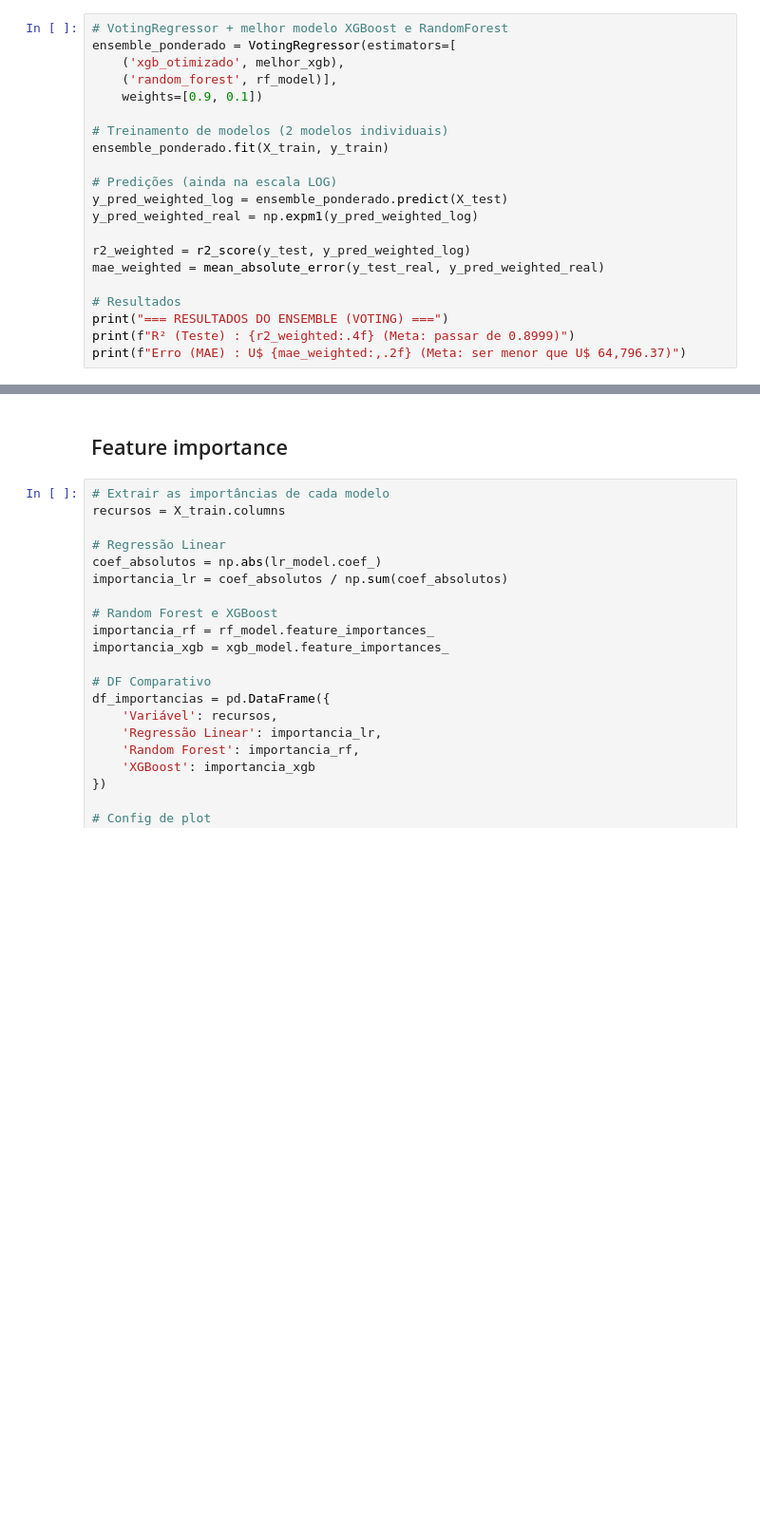
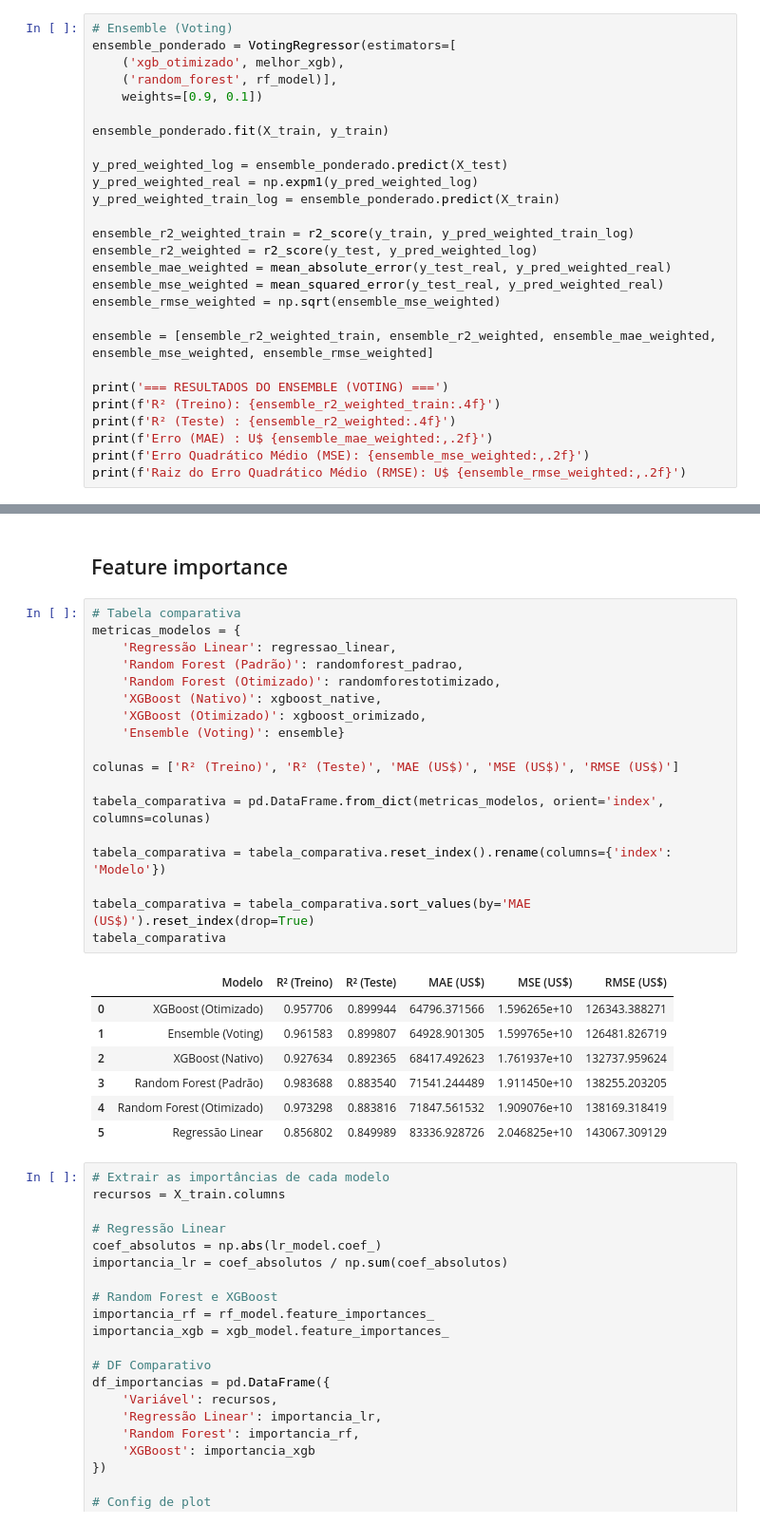
Before and after one commit to programagiovanni-code/sctec_projeto, a Jupyter notebook: tratamento/machine_learning.ipynb, the cells around one changed output, grey strips where cells are left out. Shown at 95% size. Drawn from its saved outputs; the diff is of its cells as text; blank space fills up the shorter version.

```diff
--- a/tratamento/machine_learning.ipynb
+++ b/tratamento/machine_learning.ipynb
@@ -386,25 +326,31 @@ Erro (MAE) : U$ 64,796.37
 # %% [markdown]
 # Esemble
 # %%
-# VotingRegressor + melhor modelo XGBoost e RandomForest
+# Ensemble (Voting)
 ensemble_ponderado = VotingRegressor(estimators=[
     ('xgb_otimizado', melhor_xgb),
     ('random_forest', rf_model)],
     weights=[0.9, 0.1])
 
-# Treinamento de modelos (2 modelos individuais)
 ensemble_ponderado.fit(X_train, y_train)
 
-# Predições (ainda na escala LOG)
 y_pred_weighted_log = ensemble_ponderado.predict(X_test)
 y_pred_weighted_real = np.expm1(y_pred_weighted_log)
+y_pred_weighted_train_log = ensemble_ponderado.predict(X_train)
 
-r2_weighted = r2_score(y_test, y_pred_weighted_log)
-mae_weighted = mean_absolute_error(y_test_real, y_pred_weighted_real)
+ensemble_r2_weighted_train = r2_score(y_train, y_pred_weighted_train_log)
+ensemble_r2_weighted = r2_score(y_test, y_pred_weighted_log)
+ensemble_mae_weighted = mean_absolute_error(y_test_real, y_pred_weighted_real)
+ensemble_mse_weighted = mean_squared_error(y_test_real, y_pred_weighted_real)
+ensemble_rmse_weighted = np.sqrt(ensemble_mse_weighted)
 
-# Resultados
-print("=== RESULTADOS DO ENSEMBLE (VOTING) ===")
-print(f"R² (Teste) : {r2_weighted:.4f} (Meta: passar de 0.8999)")
-print(f"Erro (MAE) : U$ {mae_weighted:,.2f} (Meta: ser menor que U$ 64,796.37)")
+ensemble = [ensemble_r2_weighted_train, ensemble_r2_weighted, ensemble_mae_weighted, ensemble_mse_weighted, ensemble_rmse_weighted]
+
+print('=== RESULTADOS DO ENSEMBLE (VOTING) ===')
+print(f'R² (Treino): {ensemble_r2_weighted_train:.4f}')
+print(f'R² (Teste) : {ensemble_r2_weighted:.4f}')
+print(f'Erro (MAE) : U$ {ensemble_mae_weighted:,.2f}')
+print(f'Erro Quadrático Médio (MSE): {ensemble_mse_weighted:,.2f}')
+print(f'Raiz do Erro Quadrático Médio (RMSE): U$ {ensemble_rmse_weighted:,.2f}')
 # %% [output]
 === RESULTADOS DO ENSEMBLE (VOTING) ===
@@ -413,5 +362,31 @@ Erro (MAE) : U$ 64,963.32 (Meta: ser menor que U$ 64,796.37)
 # %% [markdown]
 ## Feature importance
+# %%
+# Tabela comparativa
+metricas_modelos = {
+    'Regressão Linear': regressao_linear,
+    'Random Forest (Padrão)': randomforest_padrao,
+    'Random Forest (Otimizado)': randomforestotimizado,
+    'XGBoost (Nativo)': xgboost_native,
+    'XGBoost (Otimizado)': xgboost_orimizado,
+    'Ensemble (Voting)': ensemble}
+
+colunas = ['R² (Treino)', 'R² (Teste)', 'MAE (US$)', 'MSE (US$)', 'RMSE (US$)']
+
+tabela_comparativa = pd.DataFrame.from_dict(metricas_modelos, orient='index', columns=colunas)
+
+tabela_comparativa = tabela_comparativa.reset_index().rename(columns={'index': 'Modelo'})
+
+tabela_comparativa = tabela_comparativa.sort_values(by='MAE (US$)').reset_index(drop=True)
+tabela_comparativa
+# %% [output]
+|  | Modelo | R² (Treino) | R² (Teste) | MAE (US$) | MSE (US$) | RMSE (US$) |
+| 0 | XGBoost (Otimizado) | 0.957706 | 0.899944 | 64796.371566 | 1.596265e+10 | 126343.388271 |
+| 1 | Ensemble (Voting) | 0.961583 | 0.899807 | 64928.901305 | 1.599765e+10 | 126481.826719 |
+| 2 | XGBoost (Nativo) | 0.927634 | 0.892365 | 68417.492623 | 1.761937e+10 | 132737.959624 |
+| 3 | Random Forest (Padrão) | 0.983688 | 0.883540 | 71541.244489 | 1.911450e+10 | 138255.203205 |
+| 4 | Random Forest (Otimizado) | 0.973298 | 0.883816 | 71847.561532 | 1.909076e+10 | 138169.318419 |
+| 5 | Regressão Linear | 0.856802 | 0.849989 | 83336.928726 | 2.046825e+10 | 143067.309129 |
 # %%
 # Extrair as importâncias de cada modelo
 recursos = X_train.columns
```
Also changed, not shown: parts of 17 cells of this notebook, 8 other files.
